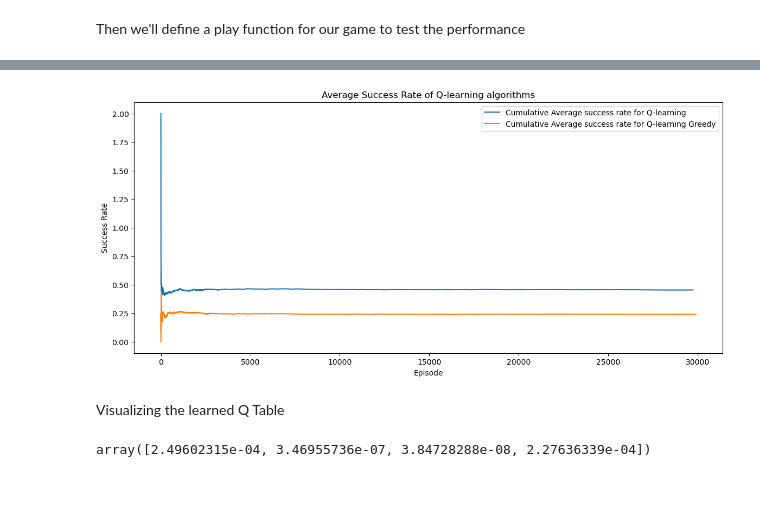
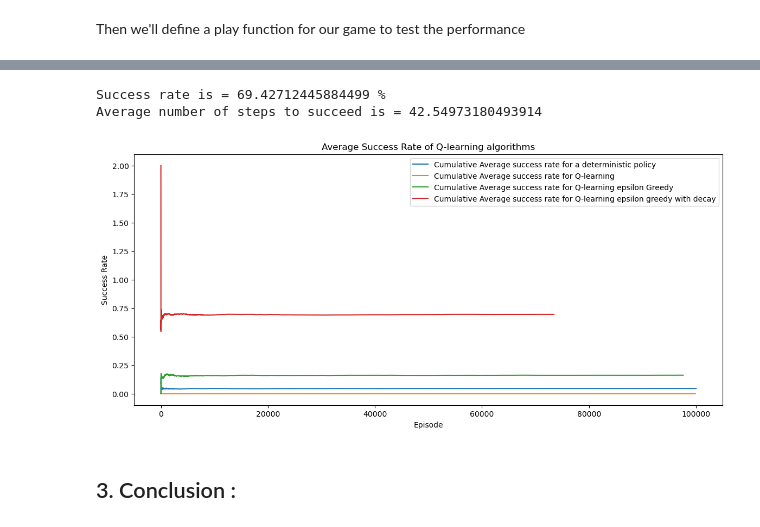
Before and after one commit to Abdellah-Laassairi/apst1-frozen-lake, a Jupyter notebook: frozen_lake.ipynb, the cells around one changed output, grey strips where cells are left out. Cells and saved outputs as stored; diff of their text form; code cells hidden in the pictures; blank space fills up the shorter version.

```diff
--- a/frozen_lake.ipynb
+++ b/frozen_lake.ipynb
@@ -166,0 +224,3 @@ Average reward is : 0.0
+# %%
+q_table_greedy_decay=q_train_greedy_decay(env, weights="data/q_table_greedy_decay.npy")
+np.save("data/q_table_greedy_decay.npy", q_table_greedy)
@@ -167,7 +299,7 @@ Average reward is : 0.0
 # %% [markdown]
 Then we'll define a play function for our game to test the performance
 # %%
-def agent_play(env,q_table, max_n_episodes=30000, max_steps=100):
+def agent_play(env,q_table, max_n_episodes=100000, max_steps=100):
     count = 0
     rewards = []
     num_steps = []
@@ -175,7 +307,7 @@ def agent_play(env,q_table, max_n_episodes=30000, max_steps=100):
         s = env.reset()[0]
         total_reward = 0
         for i in range(max_steps):
-            a = np.argmax(q_table[s, :])
+            a = np.argmax(q_table[s])
             s, r, done, _,_ = env.step(a)
             total_reward+=r
             if done:
@@ -186,5 +318,7 @@ def agent_play(env,q_table, max_n_episodes=30000, max_steps=100):
     success_rate = np.mean(rewards)
     avg_num_steps = np.mean(num_steps)
     print(f'Success rate is = {100*success_rate} %')
-    print(f'Average number of steps to succed is = {avg_num_steps}')
+    print(f'Average number of steps to succeed is = {avg_num_steps}')
     return rewards, success_rate, avg_num_steps
+# %%
+rewards_d, success_rate_d, avg_num_steps_d= agent_play(env, q_table=deterministic_q_table)
@@ -201,12 +338,17 @@ Average number of steps to succed is = 17.84331720340397
+# %%
+rewards_q_greedy_decay, success_rate_q_greedy_decay, avg_num_steps_q_greedy_decay= agent_play(env, q_table=q_table_greedy_decay)
+# %% [output]
+Success rate is = 69.42712445884499 %
+Average number of steps to succeed is = 42.54973180493914
 # %%
 fig, axes = plt.subplots(figsize=(14, 6))
+plt.plot(np.arange(len(rewards_d)), np.cumsum(rewards_d)/np.arange(len(rewards_d)), label="Cumulative Average success rate for a deterministic policy")
 plt.plot(np.arange(len(rewards_q)), np.cumsum(rewards_q)/np.arange(len(rewards_q)), label="Cumulative Average success rate for Q-learning")
-plt.plot(np.arange(len(rewards_q_greedy)), np.cumsum(rewards_q_greedy)/np.arange(len(rewards_q_greedy)), label="Cumulative Average success rate for Q-learning Greedy")
+plt.plot(np.arange(len(rewards_q_greedy)), np.cumsum(rewards_q_greedy)/np.arange(len(rewards_q_greedy)), label="Cumulative Average success rate for Q-learning epsilon Greedy")
+plt.plot(np.arange(len(rewards_q_greedy_decay)), np.cumsum(rewards_q_greedy_decay)/np.arange(len(rewards_q_greedy_decay)), label="Cumulative Average success rate for Q-learning epsilon greedy with decay")
 
 axes.set(xlabel='Episode', ylabel='Success Rate', title='Average Success Rate of Q-learning algorithms')
 plt.legend()
 plt.show()
 # %% [output]
-[figure, old version]
+[figure, new version]
-# %% [markdown]
-Visualizing the learned Q Table
@@ -215,4 +355,2 @@ q_table = np.load("data/q_table.npy")
-# %%
-q_table[0]
-# %% [output]
-array([2.49602315e-04, 3.46955736e-07, 3.84728288e-08, 2.27636339e-04])
+# %% [markdown]
+## 3. Conclusion :
```
Also changed, not shown: parts of 17 cells of this notebook.
